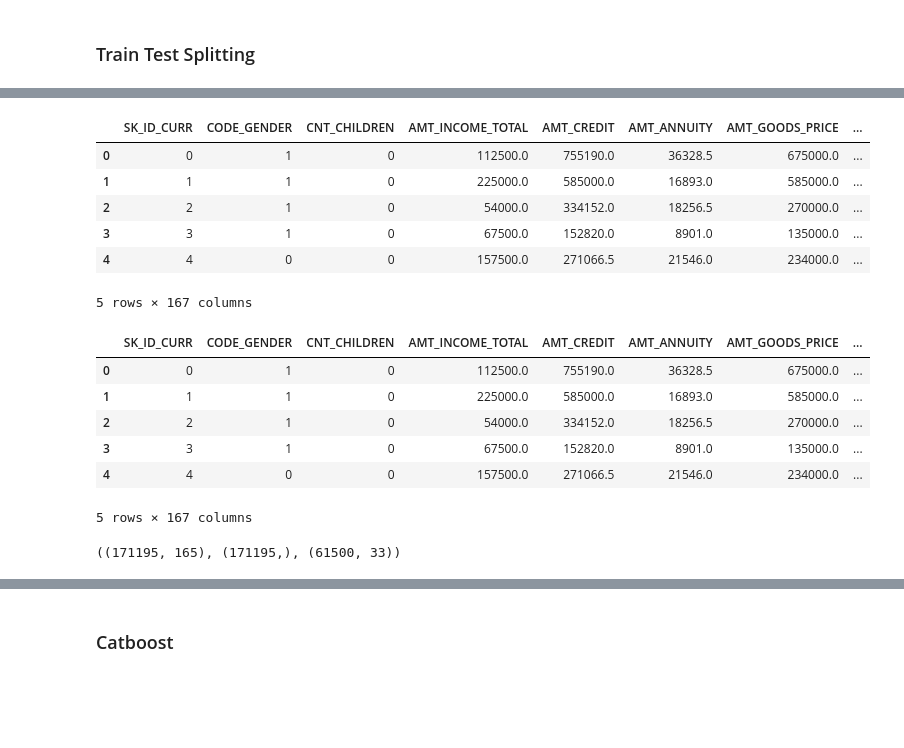
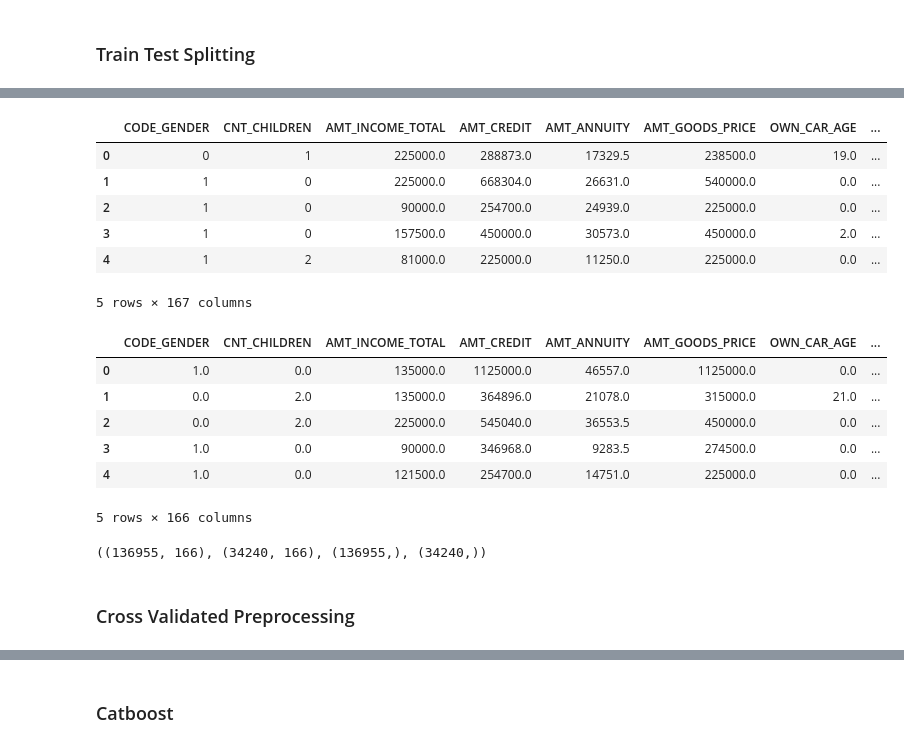
Before and after one commit to kirisame-ame/GCI-Competition, a Jupyter notebook: tutorial.ipynb, the cells around one changed output, grey strips where cells are left out. Saved outputs shown, nothing was run; the diff lists cells and outputs as text; code cells hidden in the pictures; blank space fills up the shorter version.

```diff
--- a/tutorial.ipynb
+++ b/tutorial.ipynb
@@ -1368,4 +1365,4 @@ def preprocess_data(data,ref_data):
 from sklearn.model_selection import train_test_split
 from sklearn.metrics import roc_auc_score
 # %%
-mod_df = preprocess_data(train,ref_data)
+mod_df = train.copy()
@@ -1376,0 +1369,3 @@ X_test = test.values
+# %%
+df_train, df_val = train_test_split(mod_df, test_size=0.2,stratify=mod_df["TARGET"], random_state=42)
+X_test = test
@@ -1377,24 +1396,24 @@ X_test = test.values
+# %%
+X_train = preprocess_data(df_train,df_train,self=True)
 # %%
-mod_df.head()
+X_train.head()
 # %% [output]
-|  | SK_ID_CURR | CODE_GENDER | CNT_CHILDREN | AMT_INCOME_TOTAL | AMT_CREDIT | AMT_ANNUITY | AMT_GOODS_PRICE | ... |
-| 0 | 0 | 1 | 0 | 112500.0 | 755190.0 | 36328.5 | 675000.0 | ... |
-| 1 | 1 | 1 | 0 | 225000.0 | 585000.0 | 16893.0 | 585000.0 | ... |
-| 2 | 2 | 1 | 0 | 54000.0 | 334152.0 | 18256.5 | 270000.0 | ... |
-| 3 | 3 | 1 | 0 | 67500.0 | 152820.0 | 8901.0 | 135000.0 | ... |
-| 4 | 4 | 0 | 0 | 157500.0 | 271066.5 | 21546.0 | 234000.0 | ... |
+|  | CODE_GENDER | CNT_CHILDREN | AMT_INCOME_TOTAL | AMT_CREDIT | AMT_ANNUITY | AMT_GOODS_PRICE | OWN_CAR_AGE | ... |
+| 0 | 0 | 1 | 225000.0 | 288873.0 | 17329.5 | 238500.0 | 19.0 | ... |
+| 1 | 1 | 0 | 225000.0 | 668304.0 | 26631.0 | 540000.0 | 0.0 | ... |
+| 2 | 1 | 0 | 90000.0 | 254700.0 | 24939.0 | 225000.0 | 0.0 | ... |
+| 3 | 1 | 0 | 157500.0 | 450000.0 | 30573.0 | 450000.0 | 2.0 | ... |
+| 4 | 1 | 2 | 81000.0 | 225000.0 | 11250.0 | 225000.0 | 0.0 | ... |
 5 rows × 167 columns
+# %%
+X_val = preprocess_data(df_val,X_train)
 # %%
-preproc.head()
+X_val.head()
 # %% [output]
-|  | SK_ID_CURR | CODE_GENDER | CNT_CHILDREN | AMT_INCOME_TOTAL | AMT_CREDIT | AMT_ANNUITY | AMT_GOODS_PRICE | ... |
-| 0 | 0 | 1 | 0 | 112500.0 | 755190.0 | 36328.5 | 675000.0 | ... |
-| 1 | 1 | 1 | 0 | 225000.0 | 585000.0 | 16893.0 | 585000.0 | ... |
-| 2 | 2 | 1 | 0 | 54000.0 | 334152.0 | 18256.5 | 270000.0 | ... |
-| 3 | 3 | 1 | 0 | 67500.0 | 152820.0 | 8901.0 | 135000.0 | ... |
-| 4 | 4 | 0 | 0 | 157500.0 | 271066.5 | 21546.0 | 234000.0 | ... |
+|  | CODE_GENDER | CNT_CHILDREN | AMT_INCOME_TOTAL | AMT_CREDIT | AMT_ANNUITY | AMT_GOODS_PRICE | OWN_CAR_AGE | ... |
+| 0 | 1.0 | 0.0 | 135000.0 | 1125000.0 | 46557.0 | 1125000.0 | 0.0 | ... |
+| 1 | 0.0 | 2.0 | 135000.0 | 364896.0 | 21078.0 | 315000.0 | 21.0 | ... |
+| 2 | 0.0 | 2.0 | 225000.0 | 545040.0 | 36553.5 | 450000.0 | 0.0 | ... |
+| 3 | 1.0 | 0.0 | 90000.0 | 346968.0 | 9283.5 | 274500.0 | 0.0 | ... |
+| 4 | 1.0 | 0.0 | 121500.0 | 254700.0 | 14751.0 | 225000.0 | 0.0 | ... |
-5 rows × 167 columns
+5 rows × 166 columns
-# %%
-X.shape, y.shape, X_test.shape
-# %% [output]
-((171195, 165), (171195,), (61500, 33))
@@ -1403,0 +1425,6 @@ X_train, X_valid, y_train, y_valid = train_test_split(X, y, test_size=0.3, strat
+# %%
+X_train.shape, X_val.shape, y_train.shape, y_val.shape
+# %% [output]
+((136955, 166), (34240, 166), (136955,), (34240,))
+# %% [markdown]
+### Cross Validated Preprocessing
```
Also changed, not shown: parts of 44 cells of this notebook, 3 other files.
